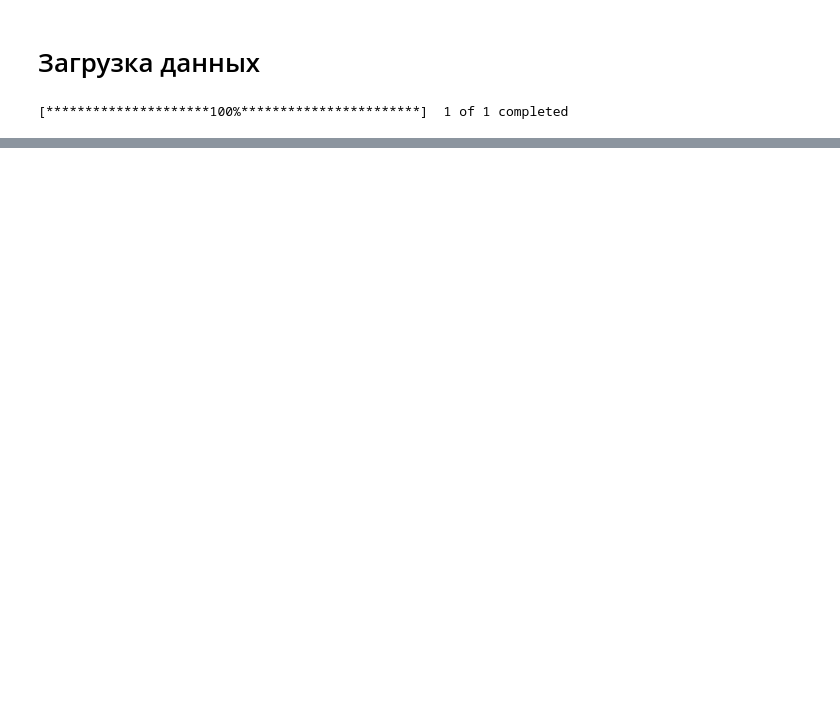
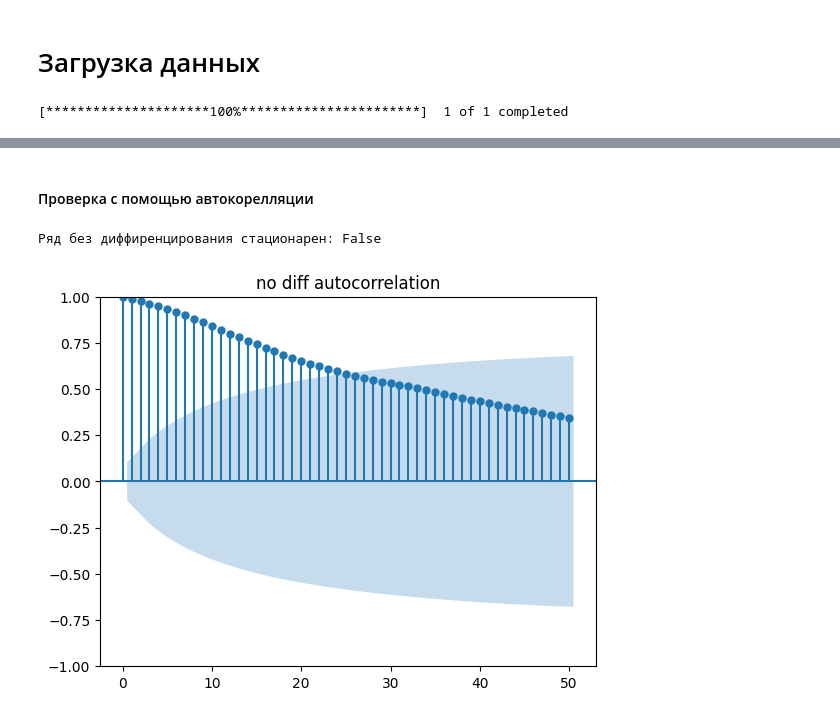
Before and after one commit to mokaruuns/education_itmo, a Jupyter notebook: da/lab2/01.ipynb, the cells around one changed output, grey strips where cells are left out. Saved outputs shown, nothing was run; the diff lists cells and outputs as text; code cells hidden in the pictures; blank space fills up the shorter version.

```diff
--- a/da/lab2/01.ipynb
+++ b/da/lab2/01.ipynb
@@ -58,3 +46,16 @@ from utils import stationarity_test
+# %%
+import statsmodels.api as sm
+
+
+def df_stationary_test(df_row: np.ndarray) -> bool:
+    '''
+
+    :param df_row: array_like, 1d
+
+    :return: True if series is stationarity else False
+    '''
+    test = sm.tsa.adfuller(df_row)
+    return test[0] <= test[4]['5%']
 # %% [markdown]
 # Загрузка данных
 # %%
@@ -118,0 +104,8 @@ True
+# %% [markdown]
+#### Проверка с помощью автокорелляции
+# %%
+print('Ряд без диффиренцирования стационарен: {}'.format(df_stationary_test(month_series)))
+x = plot_acf(month_series, lags=50, title='no diff autocorrelation')
+# %% [output]
+Ряд без диффиренцирования стационарен: False
+[figure, added]
```
Also changed, not shown: parts of 34 cells of this notebook.
